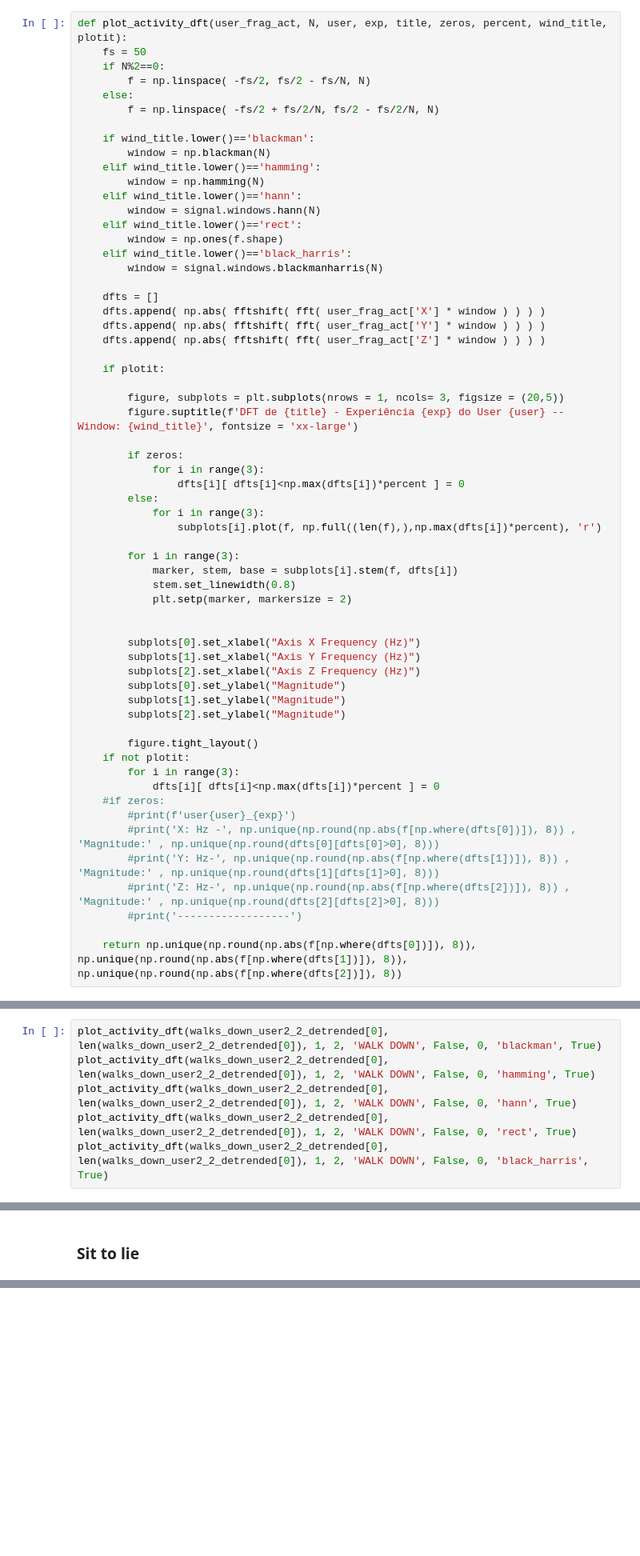
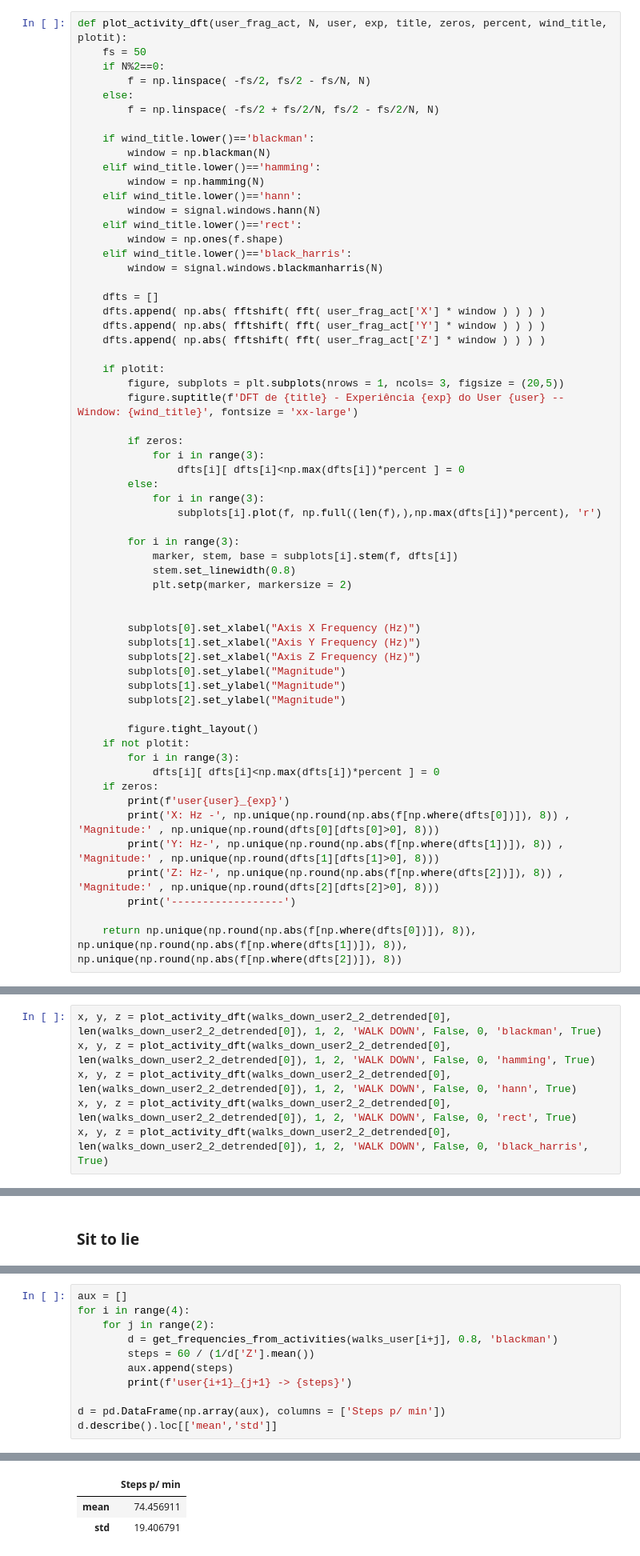
Before and after one commit to joelpoliveira/ProjetoATD, a Jupyter notebook: Main/main_tomas.ipynb, the cells around one changed output, grey strips where cells are left out. Shown at 80% size. Cells and saved outputs as stored; diff of their text form; blank space fills up the shorter version.

```diff
--- a/Main/main_tomas.ipynb
+++ b/Main/main_tomas.ipynb
@@ -969,7 +969,6 @@ def plot_activity_dft(user_frag_act, N, user, exp, title, zeros, percent, wind_t
     dfts.append( np.abs( fftshift( fft( user_frag_act['Z'] * window ) ) ) )
 
     if plotit:
-
         figure, subplots = plt.subplots(nrows = 1, ncols= 3, figsize = (20,5))
         figure.suptitle(f'DFT de {title} - Experiência {exp} do User {user} -- Window: {wind_title}', fontsize = 'xx-large')
 
@@ -997,12 +996,12 @@ def plot_activity_dft(user_frag_act, N, user, exp, title, zeros, percent, wind_t
     if not plotit:
         for i in range(3):
             dfts[i][ dfts[i]<np.max(dfts[i])*percent ] = 0
-    #if zeros:
-        #print(f'user{user}_{exp}')
-        #print('X: Hz -', np.unique(np.round(np.abs(f[np.where(dfts[0])]), 8)) , 'Magnitude:' , np.unique(np.round(dfts[0][dfts[0]>0], 8)))
-        #print('Y: Hz-', np.unique(np.round(np.abs(f[np.where(dfts[1])]), 8)) , 'Magnitude:' , np.unique(np.round(dfts[1][dfts[1]>0], 8)))
-        #print('Z: Hz-', np.unique(np.round(np.abs(f[np.where(dfts[2])]), 8)) , 'Magnitude:' , np.unique(np.round(dfts[2][dfts[2]>0], 8)))
-        #print('------------------')
+    if zeros:
+        print(f'user{user}_{exp}')
+        print('X: Hz -', np.unique(np.round(np.abs(f[np.where(dfts[0])]), 8)) , 'Magnitude:' , np.unique(np.round(dfts[0][dfts[0]>0], 8)))
+        print('Y: Hz-', np.unique(np.round(np.abs(f[np.where(dfts[1])]), 8)) , 'Magnitude:' , np.unique(np.round(dfts[1][dfts[1]>0], 8)))
+        print('Z: Hz-', np.unique(np.round(np.abs(f[np.where(dfts[2])]), 8)) , 'Magnitude:' , np.unique(np.round(dfts[2][dfts[2]>0], 8)))
+        print('------------------')
 
     return np.unique(np.round(np.abs(f[np.where(dfts[0])]), 8)), np.unique(np.round(np.abs(f[np.where(dfts[1])]), 8)), np.unique(np.round(np.abs(f[np.where(dfts[2])]), 8))
 # %% [markdown]
@@ -1010,9 +1009,9 @@ def plot_activity_dft(user_frag_act, N, user, exp, title, zeros, percent, wind_t
 
 Explicar a escolha da janela aqui algures
 # %%
-plot_activity_dft(walks_down_user2_2_detrended[0], len(walks_down_user2_2_detrended[0]), 1, 2, 'WALK DOWN', False, 0, 'blackman', True)
-plot_activity_dft(walks_down_user2_2_detrended[0], len(walks_down_user2_2_detrended[0]), 1, 2, 'WALK DOWN', False, 0, 'hamming', True)
-plot_activity_dft(walks_down_user2_2_detrended[0], len(walks_down_user2_2_detrended[0]), 1, 2, 'WALK DOWN', False, 0, 'hann', True)
-plot_activity_dft(walks_down_user2_2_detrended[0], len(walks_down_user2_2_detrended[0]), 1, 2, 'WALK DOWN', False, 0, 'rect', True)
-plot_activity_dft(walks_down_user2_2_detrended[0], len(walks_down_user2_2_detrended[0]), 1, 2, 'WALK DOWN', False, 0, 'black_harris', True)
+x, y, z = plot_activity_dft(walks_down_user2_2_detrended[0], len(walks_down_user2_2_detrended[0]), 1, 2, 'WALK DOWN', False, 0, 'blackman', True)
+x, y, z = plot_activity_dft(walks_down_user2_2_detrended[0], len(walks_down_user2_2_detrended[0]), 1, 2, 'WALK DOWN', False, 0, 'hamming', True)
+x, y, z = plot_activity_dft(walks_down_user2_2_detrended[0], len(walks_down_user2_2_detrended[0]), 1, 2, 'WALK DOWN', False, 0, 'hann', True)
+x, y, z = plot_activity_dft(walks_down_user2_2_detrended[0], len(walks_down_user2_2_detrended[0]), 1, 2, 'WALK DOWN', False, 0, 'rect', True)
+x, y, z = plot_activity_dft(walks_down_user2_2_detrended[0], len(walks_down_user2_2_detrended[0]), 1, 2, 'WALK DOWN', False, 0, 'black_harris', True)
 # %% [output]
@@ -1558,0 +1545,12 @@ max     0.555556   0.740741   0.555556
+# %%
+aux = []
+for i in range(4):
+    for j in range(2):
+        d = get_frequencies_from_activities(walks_user[i+j], 0.8, 'blackman')
+        steps = 60 / (1/d['Z'].mean())
+        aux.append(steps)
+        print(f'user{i+1}_{j+1} -> {steps}')
+
+d = pd.DataFrame(np.array(aux), columns = ['Steps p/ min'])
+d.describe().loc[['mean','std']]
+# %% [output]
@@ -1558,0 +1565,3 @@ max     0.555556   0.740741   0.555556
+|  | Steps p/ min |
+| mean | 74.456911 |
+| std | 19.406791 |
```
Also changed, not shown: parts of 8 cells of this notebook.
